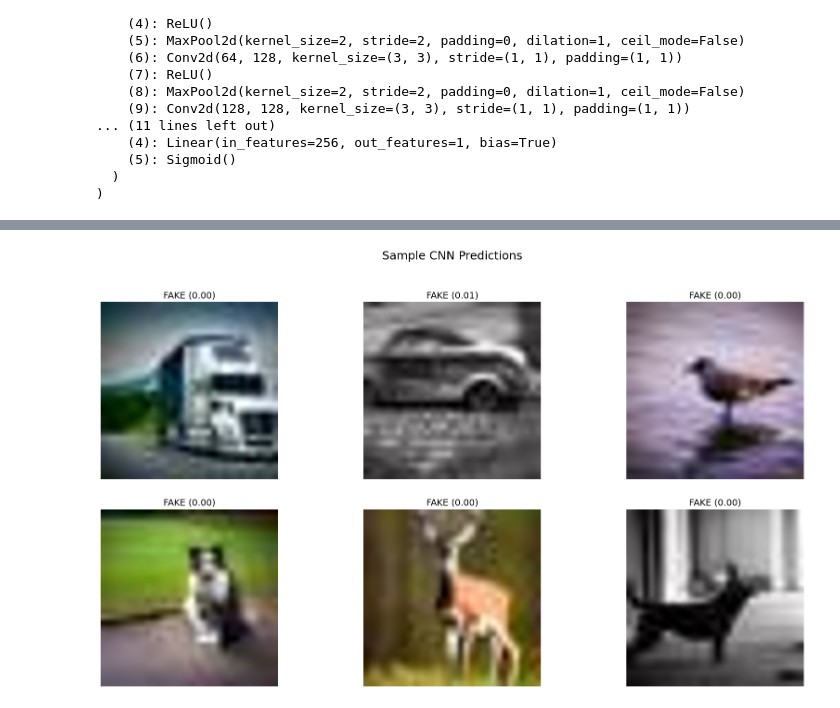
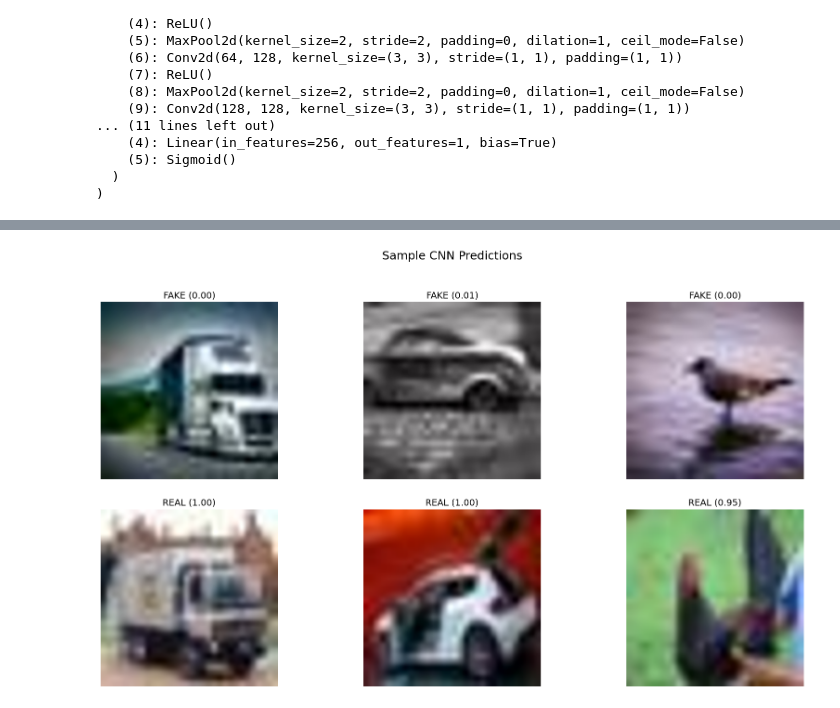
Before and after one commit to ebad66/AI_vs_Real_Image_model, a Jupyter notebook: inference.ipynb, the cells around one changed output, grey strips where cells are left out. Saved outputs shown, nothing was run; the diff lists cells and outputs as text; code cells hidden in the pictures.

```diff
--- a/inference.ipynb
+++ b/inference.ipynb
@@ -102,24 +134,36 @@ plt.show()
 # %%
 # ------------------------
 # Plot Sample Predictions
 # ------------------------
 os.makedirs("results", exist_ok=True)  # ensure folder exists
+
+# Prepare balanced samples: 3 per class
+samples_to_plot = []
+samples_per_class = 3
+
+for label_idx, label in enumerate(class_names):
+    folder = os.path.join(test_dir, label)
+    files = os.listdir(folder)[:samples_per_class]  # take first 3
+    for f in files:
+        img_path = os.path.join(folder, f)
+        pred_idx, score, img = predict_image(img_path)
+        samples_to_plot.append((img, class_names[pred_idx], score))
 
 plt.figure(figsize=(18,10))  # bigger canvas
 
 for i, (img, label, score) in enumerate(samples_to_plot):
     plt.subplot(2,3,i+1)
 
     # Upscale image to 224x224 for clearer display
-    img_up = img.resize((224,224), Image.BICUBIC)  # smoother interpolation
+    img_up = img.resize((224,224), Image.BICUBIC)
     plt.imshow(img_up)
 
     plt.title(f"{label} ({score:.2f})", fontsize=14)
     plt.axis('off')
 
 plt.suptitle("Sample CNN Predictions", fontsize=18)
 plt.tight_layout(pad=3)
 plt.savefig("results/sample_predictions.png")  # saves for GitHub
 plt.show()
 # %% [output]
-[figure, old version]
+[figure, new version]
```
Also changed, not shown: parts of 2 cells of this notebook.
